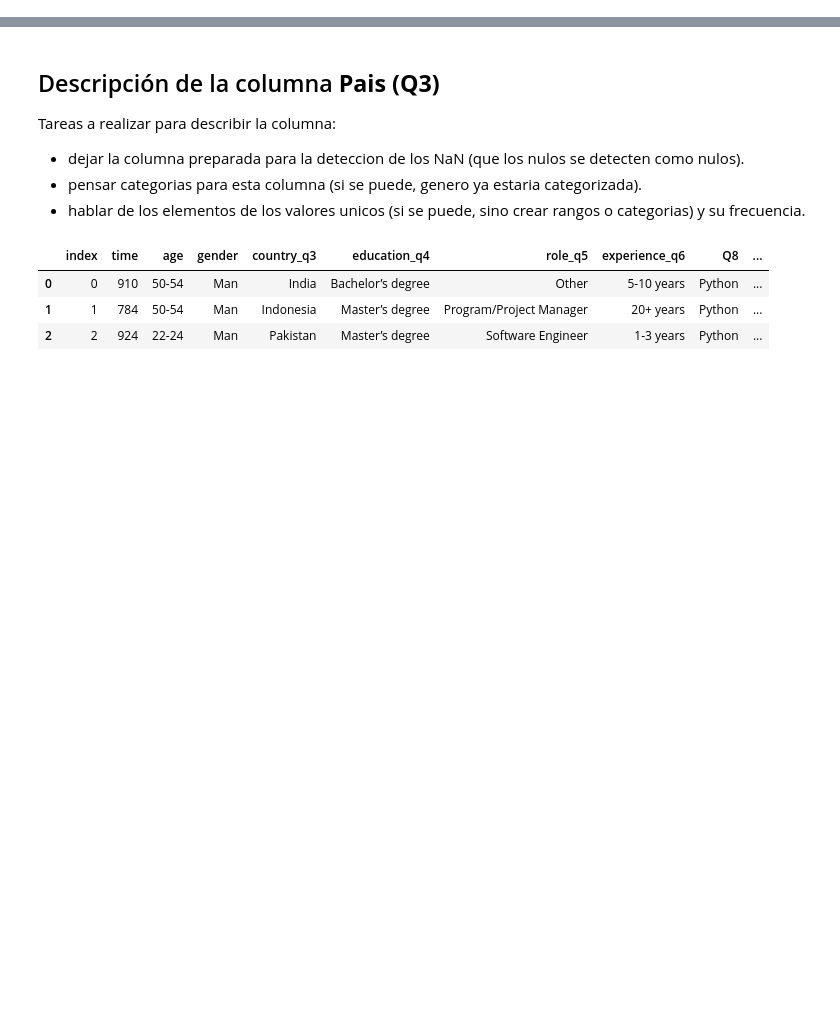
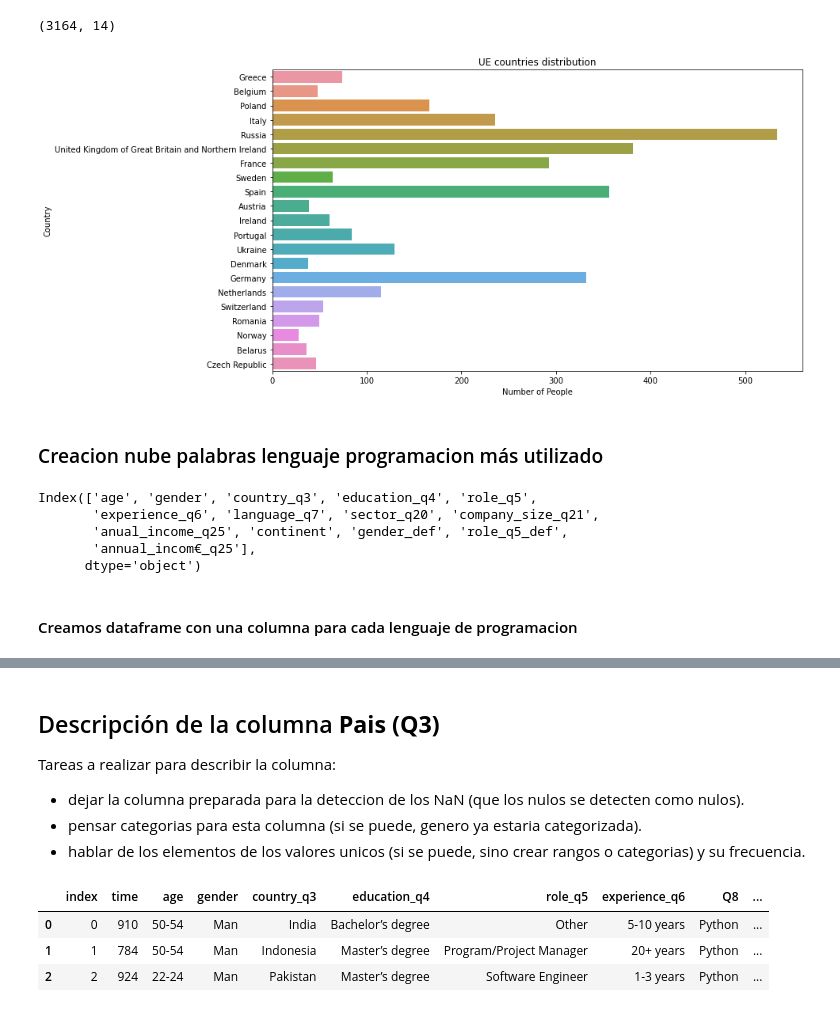
Before and after one commit to Adalab/project-da-promo-c-module-2-team-1, a Jupyter notebook: code/code_sonia.ipynb, the cells around one changed output, grey strips where cells are left out. Cells and saved outputs as stored; diff of their text form; code cells hidden in the pictures; blank space fills up the shorter version.

```diff
--- a/code/code_sonia.ipynb
+++ b/code/code_sonia.ipynb
@@ -5,0 +100,3 @@
+# %%
+df_eu=pd.read_csv('../files/df_eu_depurado.csv',index_col=0)
+df_eu.head(3)
@@ -5,0 +108,24 @@
+# %%
+df_eu.shape
+# %% [output]
+(3164, 14)
+# %%
+plt.figure(figsize=(12,7))
+fig=sns.countplot(y='country_q3', data=df_eu)
+fig.set(ylabel='Country',xlabel='Number of People')
+fig.set_title('UE countries distribution')
+#plt.xticks(rotation = 90)
+plt.savefig('../graphs/ue_countries.png')
+plt.show()
+# %% [output]
+[figure, added]
+# %% [markdown]
+### Creacion nube palabras lenguaje programacion más utilizado
+# %%
+df_glo.columns
+# %% [output]
+Index(['age', 'gender', 'country_q3', 'education_q4', 'role_q5',
+       'experience_q6', 'language_q7', 'sector_q20', 'company_size_q21',
+       'anual_income_q25', 'continent', 'gender_def', 'role_q5_def',
+       'annual_incom€_q25'],
+      dtype='object')
@@ -5,0 +134,2 @@
+# %% [markdown]
+#### Creamos dataframe con una columna para cada lenguaje de programacion
```
Also changed, not shown: parts of 38 cells of this notebook, 7 other files.
